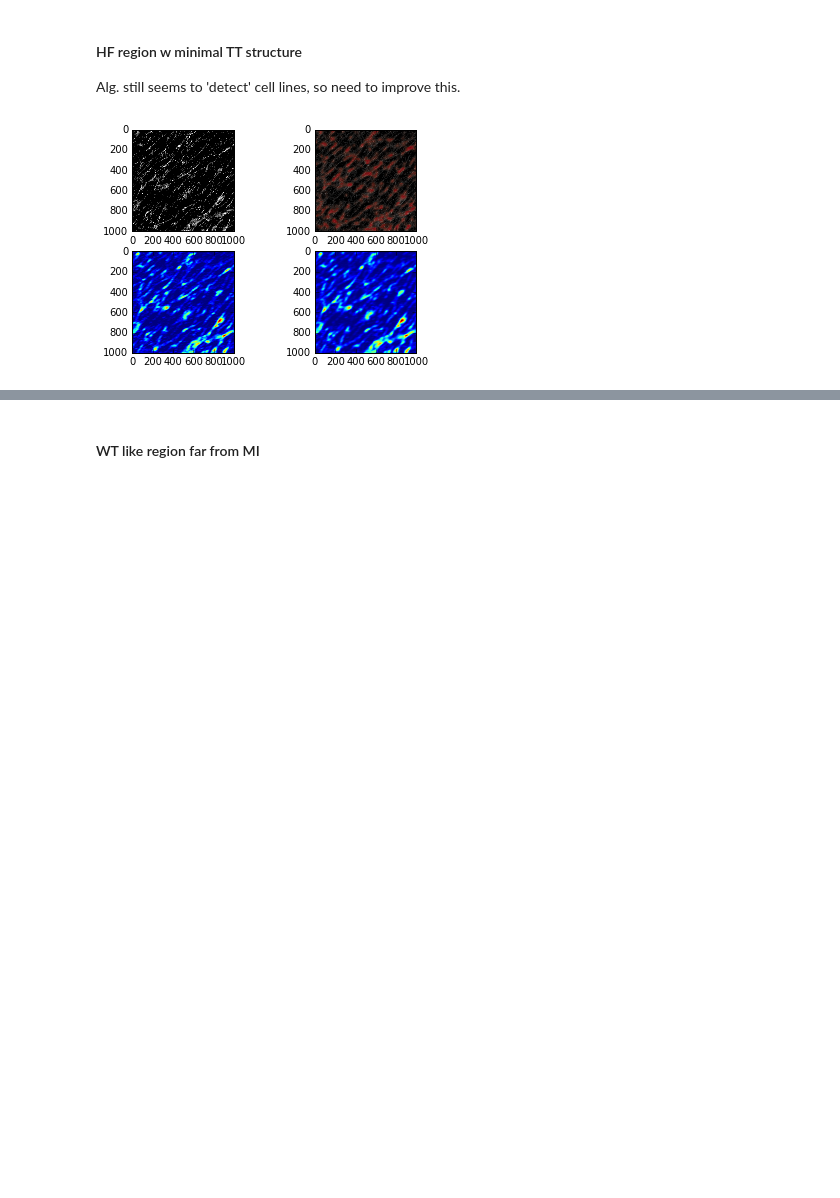
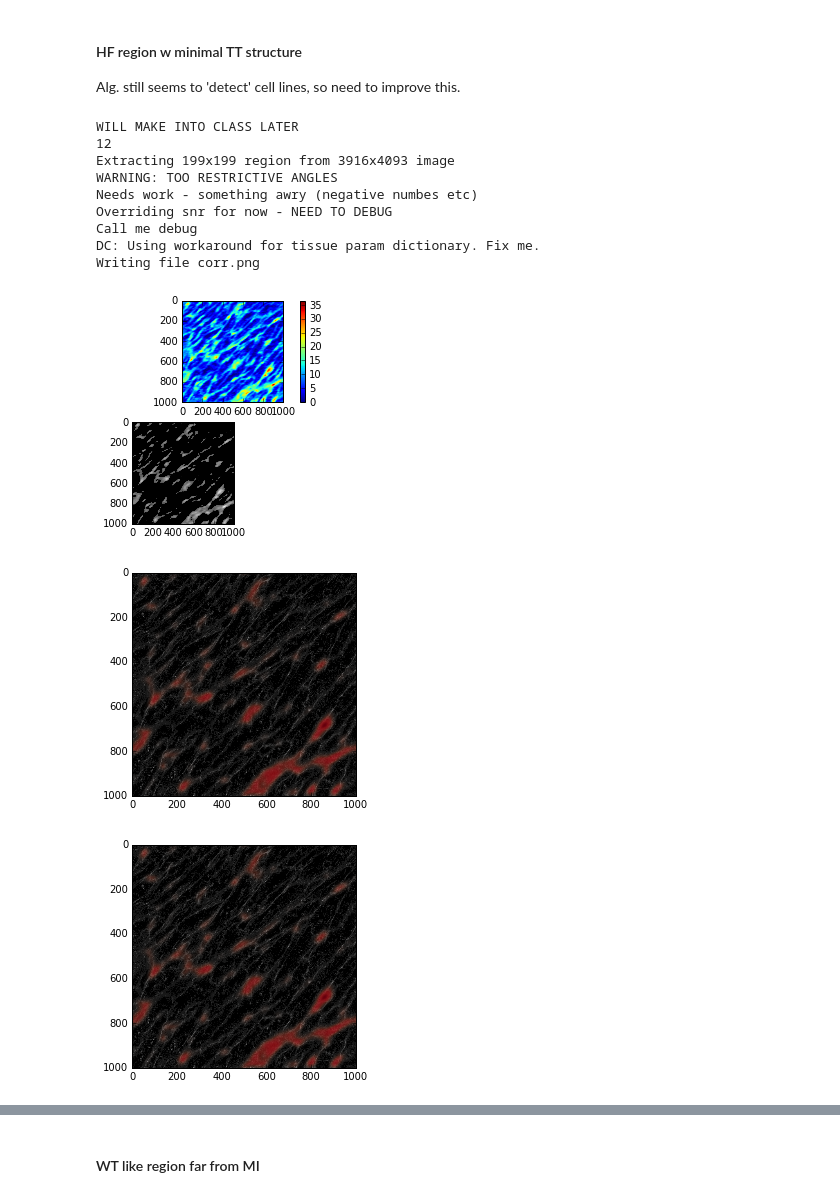
Before and after one commit to huskeypm/gpu_detect, a Jupyter notebook: tissuetests.ipynb, the cells around one changed output, grey strips where cells are left out. Cells and saved outputs as stored; diff of their text form; code cells hidden in the pictures; blank space fills up the shorter version.

```diff
--- a/tissuetests.ipynb
+++ b/tissuetests.ipynb
@@ -121,12 +149,22 @@ tissue.dbgimg(case,results,
 Alg. still seems to 'detect' cell lines, so need to improve this.
 # %%
 case = cases['hflike']
-tissue.SetupCase(case)
+#tissue.SetupCase(case)
 
-params = tissue.params
-results=tissue.docalc(case.subregion,
-                      params.mfr,lobemf=params.lobemfr,
-                      snrThresh=70000)
+paramDict = tissue.SetupParams()
+print paramDict['snrThresh']
+results = tissue.Run(case,paramDict=paramDict)
 # %% [output]
+WILL MAKE INTO CLASS LATER
+12
+Extracting 199x199 region from 3916x4093 image
+WARNING: TOO RESTRICTIVE ANGLES
+Needs work - something awry (negative numbes etc)
+Overriding snr for now - NEED TO DEBUG
+Call me debug
+DC: Using workaround for tissue param dictionary. Fix me.
+Writing file corr.png
-[figure, old version]
+[figure, new version]
+[figure, added]
+[figure, added]
 # %%
```
Also changed, not shown: parts of 20 cells of this notebook, 2 other files.
